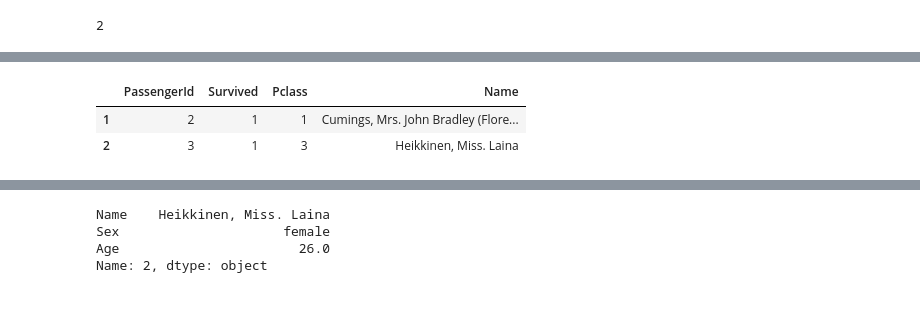
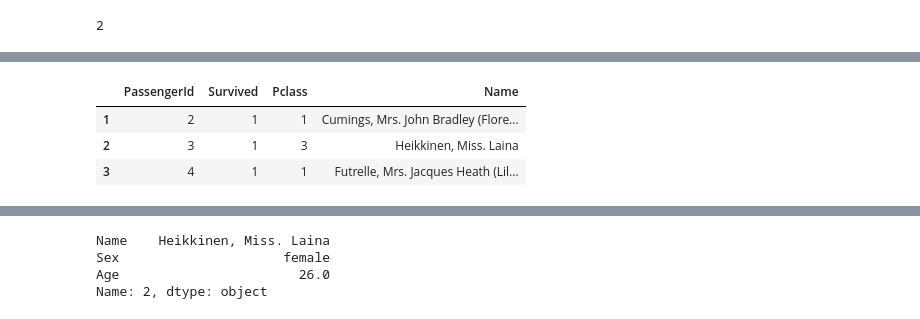
Before and after one commit to kishan-data/pandas_titanic_data_analysis, a Jupyter notebook: Pandas_titanic_data_analysis.ipynb, the cells around one changed output, grey strips where cells are left out. Cells and saved outputs as stored; diff of their text form; code cells hidden in the pictures.

```diff
--- a/Pandas_titanic_data_analysis.ipynb
+++ b/Pandas_titanic_data_analysis.ipynb
@@ -384,8 +396,11 @@ subset
 # %%
 # Accessing using loc method
 ## Access a group of rows and columns by label(s) or a boolean array.
 # choose 'PassengerId', 'Survived', 'Pclass', 'Name'
+
+df.loc[[1,2,3],['PassengerId','Survived','Pclass','Name']]
 # %% [output]
 |  | PassengerId | Survived | Pclass | Name |
 | 1 | 2 | 1 | 1 | Cumings, Mrs. John Bradley (Flore... |
 | 2 | 3 | 1 | 3 | Heikkinen, Miss. Laina |
+| 3 | 4 | 1 | 1 | Futrelle, Mrs. Jacques Heath (Lil... |
```
Also changed, not shown: parts of 27 cells of this notebook.
